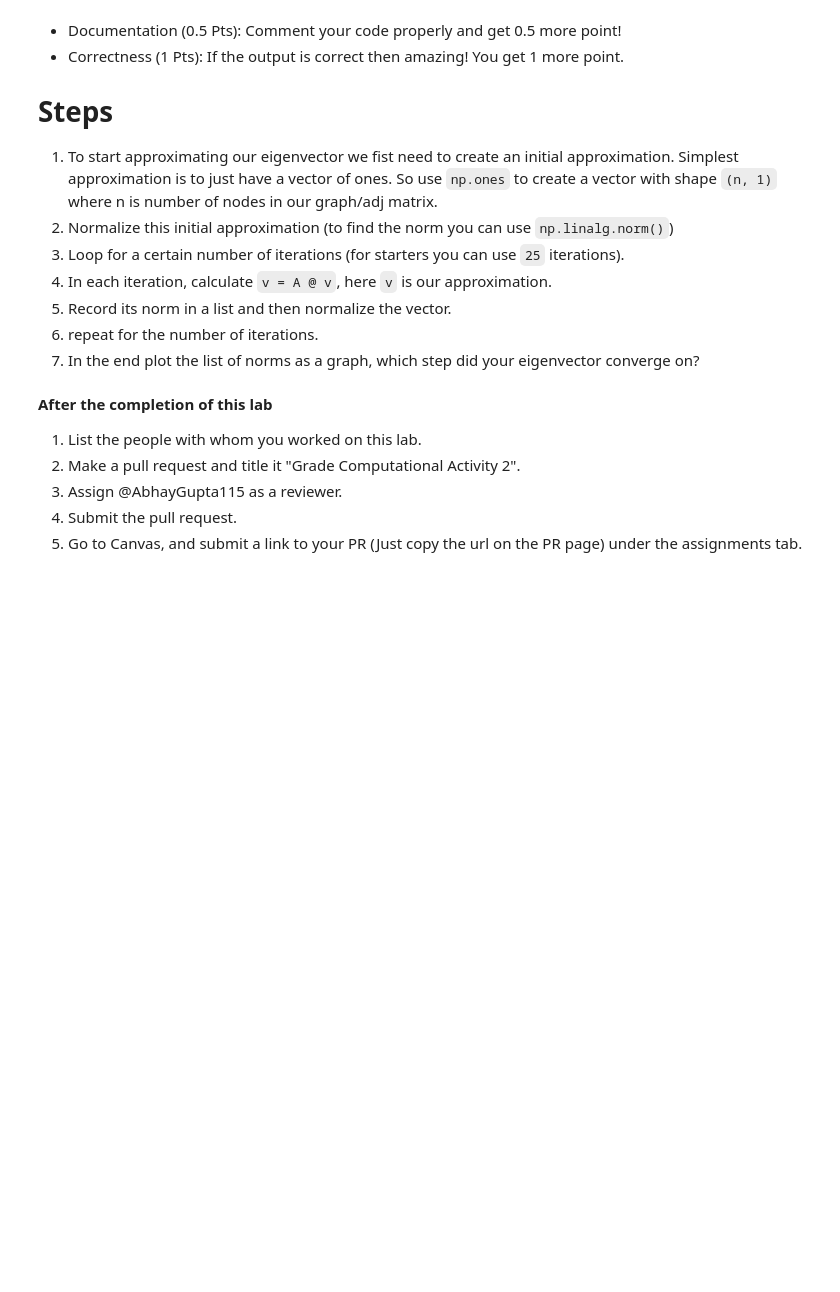
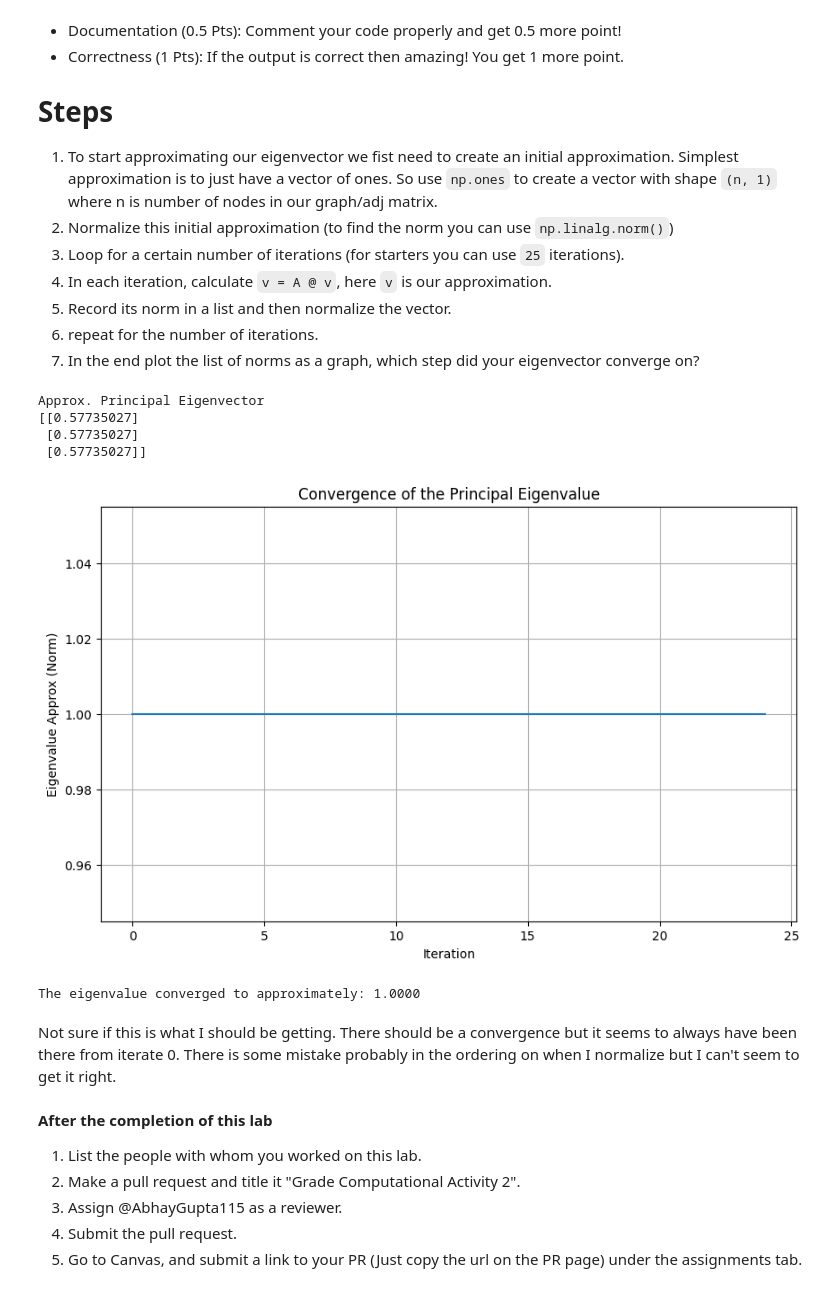
Before and after one commit to rahulsunilkumar/BIOL4559homework, a Jupyter notebook: lab-04.ipynb, the cells around one changed output. Drawn from its saved outputs; the diff is of its cells as text; code cells hidden in the pictures; blank space fills up the shorter version.

```diff
--- a/lab-04.ipynb
+++ b/lab-04.ipynb
@@ -279,6 +339,50 @@ Big NOTE: The following stuff is EXTRA CREDIT!!!! I will outline the steps of fi
 5. Record its norm in a list and then normalize the vector.
 6. repeat for the number of iterations.
 7. In the end plot the list of norms as a graph, which step did your eigenvector converge on?
+# %%
+# Create an initial vector of ones.
+n = A.shape[0]
+v = np.ones((n, 1))
+
+# Normalize this (we can do with an in-built function).
+v_norm = np.linalg.norm(v)
+v = v / v_norm
+
+# Store the norm at every step.
+
+ev_approx = []
+
+for i in range(25):
+    v = A @ v
+    v_norm = np.linalg.norm(v)
+    ev_approx.append(v_norm)
+
+    v = v / v_norm
+
+print('Approx. Principal Eigenvector')
+print(v)
+# %% [output]
+Approx. Principal Eigenvector
+[[0.57735027]
+ [0.57735027]
+ [0.57735027]]
+# %%
+# Plot list of norms to see convergence
+
+plt.figure(figsize = (10, 6))
+plt.plot(ev_approx)
+plt.title('Convergence of the Principal Eigenvalue')
+plt.xlabel('Iteration')
+plt.ylabel('Eigenvalue Approx (Norm)')
+plt.grid(True)
+plt.show()
+
+print(f'\nThe eigenvalue converged to approximately: {ev_approx[-1]:.4f}')
+# %% [output]
+[figure, added]
+The eigenvalue converged to approximately: 1.0000
+# %% [markdown]
+Not sure if this is what I should be getting. There should be a convergence but it seems to always have been there from iterate 0. There is some mistake probably in the ordering on when I normalize but I can't seem to get it right.
 # %% [markdown]
 **After the completion of this lab**
 1. List the people with whom you worked on this lab.
```
Also changed, not shown: parts of 9 cells of this notebook.
